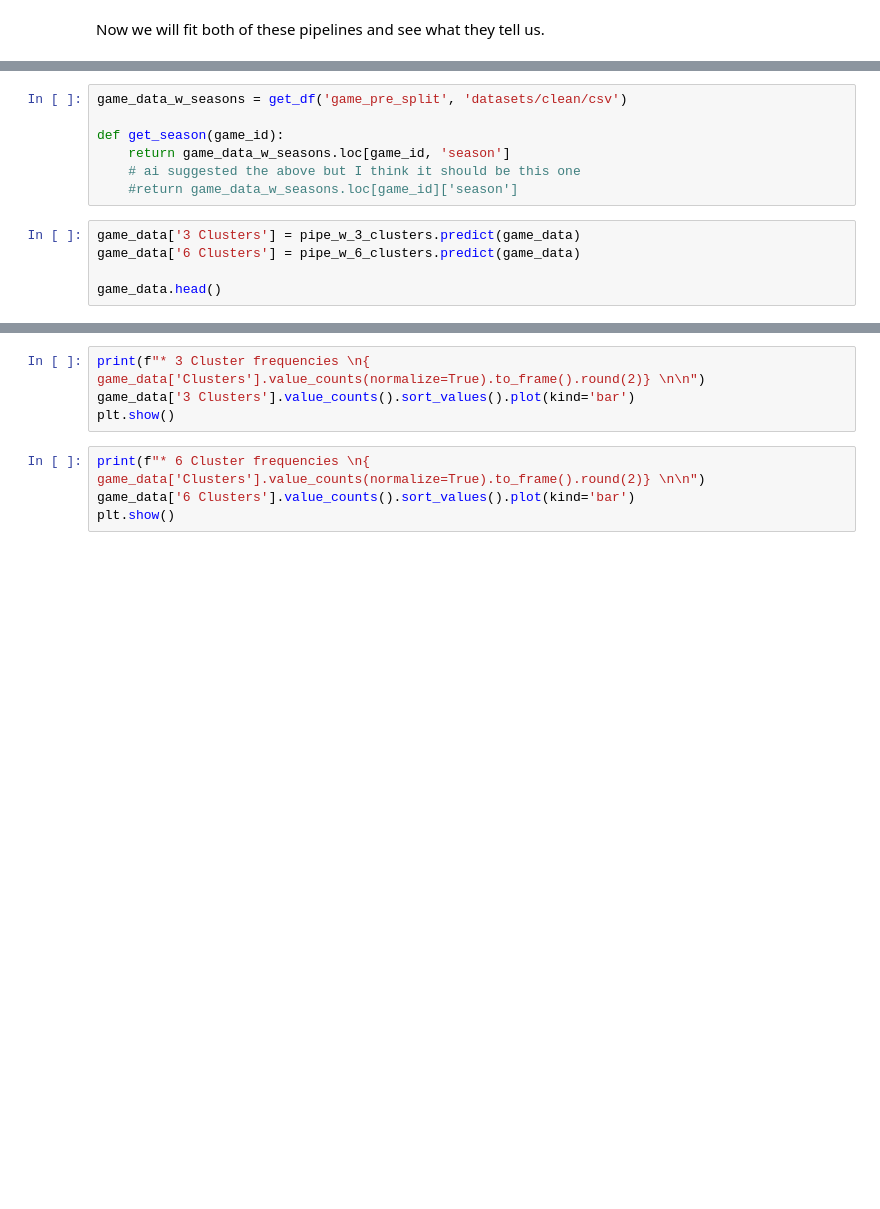
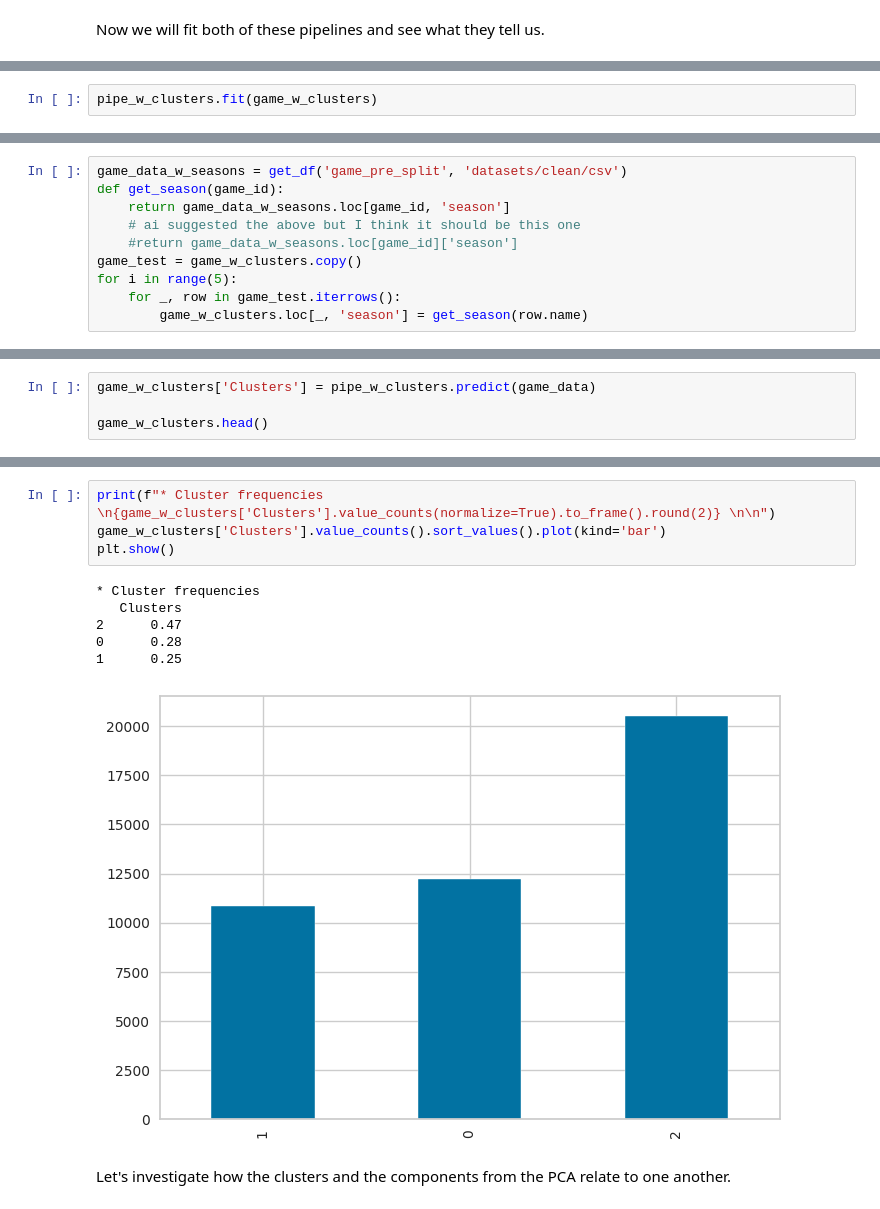
Before and after one commit to smtilson/pp5-ml-dashboard, a Jupyter notebook: jupyter_notebooks/07_Clustering.ipynb, the cells around one changed output, grey strips where cells are left out. Saved outputs shown, nothing was run; the diff lists cells and outputs as text; blank space fills up the shorter version.

```diff
--- a/jupyter_notebooks/07_Clustering.ipynb
+++ b/jupyter_notebooks/07_Clustering.ipynb
@@ -294,0 +228,2 @@ pipe_w_6_clusters.fit(game_data)
+# %%
+pipe_w_clusters.fit(game_w_clusters)
@@ -295,12 +248,10 @@ pipe_w_6_clusters.fit(game_data)
 # %%
 game_data_w_seasons = get_df('game_pre_split', 'datasets/clean/csv')
-
 def get_season(game_id):
     return game_data_w_seasons.loc[game_id, 'season']
     # ai suggested the above but I think it should be this one
     #return game_data_w_seasons.loc[game_id]['season']
+game_test = game_w_clusters.copy()
+for i in range(5):
+    for _, row in game_test.iterrows():
+        game_w_clusters.loc[_, 'season'] = get_season(row.name)
-# %%
-game_data['3 Clusters'] = pipe_w_3_clusters.predict(game_data)
-game_data['6 Clusters'] = pipe_w_6_clusters.predict(game_data)
-
-game_data.head()
@@ -306,0 +267,4 @@ game_data.head()
+# %%
+game_w_clusters['Clusters'] = pipe_w_clusters.predict(game_data)
+
+game_w_clusters.head()
@@ -307,8 +279,13 @@ game_data.head()
 # %%
-print(f"* 3 Cluster frequencies \n{ game_data['Clusters'].value_counts(normalize=True).to_frame().round(2)} \n\n")
-game_data['3 Clusters'].value_counts().sort_values().plot(kind='bar')
+print(f"* Cluster frequencies \n{game_w_clusters['Clusters'].value_counts(normalize=True).to_frame().round(2)} \n\n")
+game_w_clusters['Clusters'].value_counts().sort_values().plot(kind='bar')
 plt.show()
+# %% [output]
+* Cluster frequencies
+   Clusters
+2      0.47
+0      0.28
+1      0.25
+[figure, added]
-# %%
-print(f"* 6 Cluster frequencies \n{ game_data['Clusters'].value_counts(normalize=True).to_frame().round(2)} \n\n")
-game_data['6 Clusters'].value_counts().sort_values().plot(kind='bar')
-plt.show()
+# %% [markdown]
+Let's investigate how the clusters and the components from the PCA relate to one another.
```
Also changed, not shown: parts of 18 cells of this notebook, 11 other files.
